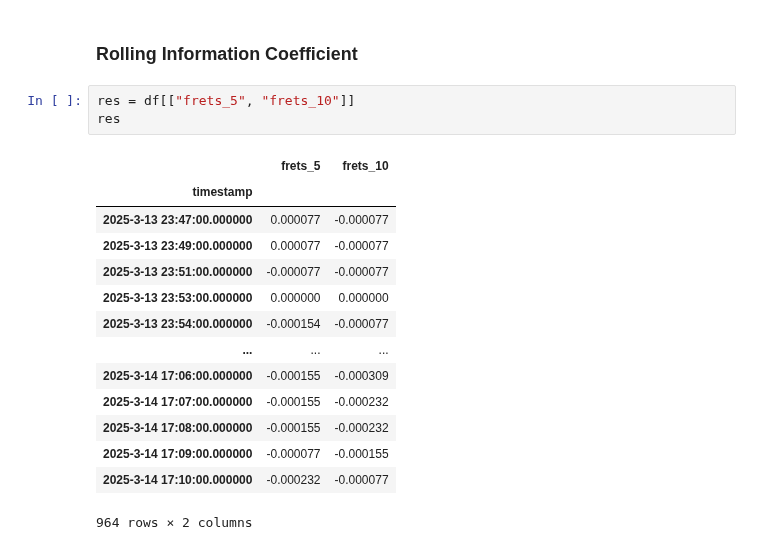
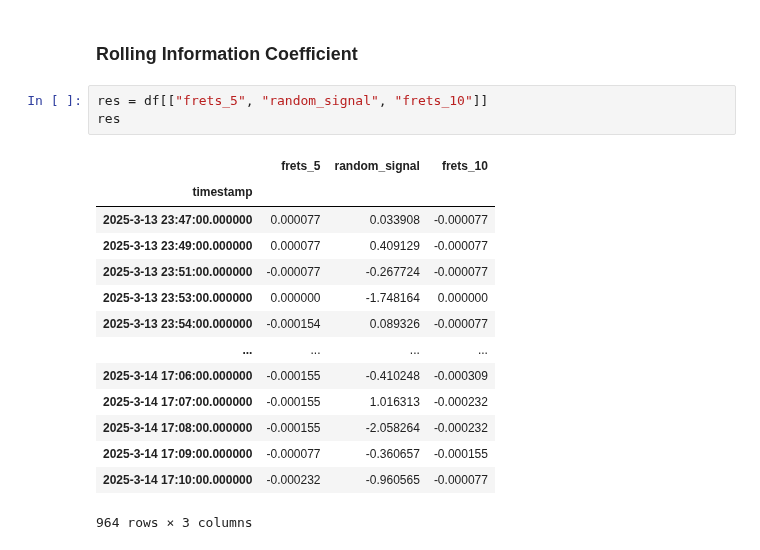
Before and after one commit to skalaydzhiyski/phitech-research, a Jupyter notebook: notebooks/ml4t-chapter4.ipynb, the cells around one changed output. Saved outputs shown, nothing was run; the diff lists cells and outputs as text.

```diff
--- a/notebooks/ml4t-chapter4.ipynb
+++ b/notebooks/ml4t-chapter4.ipynb
@@ -100,21 +100,21 @@ IC for C=frets_60 -> 0.05769507479849642
 # %% [markdown]
 ### Rolling Information Coefficient
 # %%
-res = df[["frets_5", "frets_10"]]
+res = df[["frets_5", "random_signal", "frets_10"]]
 res
 # %% [output]
-|  | frets_5 | frets_10 |
-| timestamp |  |  |
-| 2025-3-13 23:47:00.000000 | 0.000077 | -0.000077 |
-| 2025-3-13 23:49:00.000000 | 0.000077 | -0.000077 |
-| 2025-3-13 23:51:00.000000 | -0.000077 | -0.000077 |
-| 2025-3-13 23:53:00.000000 | 0.000000 | 0.000000 |
-| 2025-3-13 23:54:00.000000 | -0.000154 | -0.000077 |
-| ... | ... | ... |
-| 2025-3-14 17:06:00.000000 | -0.000155 | -0.000309 |
-| 2025-3-14 17:07:00.000000 | -0.000155 | -0.000232 |
-| 2025-3-14 17:08:00.000000 | -0.000155 | -0.000232 |
-| 2025-3-14 17:09:00.000000 | -0.000077 | -0.000155 |
-| 2025-3-14 17:10:00.000000 | -0.000232 | -0.000077 |
+|  | frets_5 | random_signal | frets_10 |
+| timestamp |  |  |  |
+| 2025-3-13 23:47:00.000000 | 0.000077 | 0.033908 | -0.000077 |
+| 2025-3-13 23:49:00.000000 | 0.000077 | 0.409129 | -0.000077 |
+| 2025-3-13 23:51:00.000000 | -0.000077 | -0.267724 | -0.000077 |
+| 2025-3-13 23:53:00.000000 | 0.000000 | -1.748164 | 0.000000 |
+| 2025-3-13 23:54:00.000000 | -0.000154 | 0.089326 | -0.000077 |
+| ... | ... | ... | ... |
+| 2025-3-14 17:06:00.000000 | -0.000155 | -0.410248 | -0.000309 |
+| 2025-3-14 17:07:00.000000 | -0.000155 | 1.016313 | -0.000232 |
+| 2025-3-14 17:08:00.000000 | -0.000155 | -2.058264 | -0.000232 |
+| 2025-3-14 17:09:00.000000 | -0.000077 | -0.360657 | -0.000155 |
+| 2025-3-14 17:10:00.000000 | -0.000232 | -0.960565 | -0.000077 |
-964 rows × 2 columns
+964 rows × 3 columns
 # %%
```
Also changed, not shown: parts of 3 cells of this notebook.
